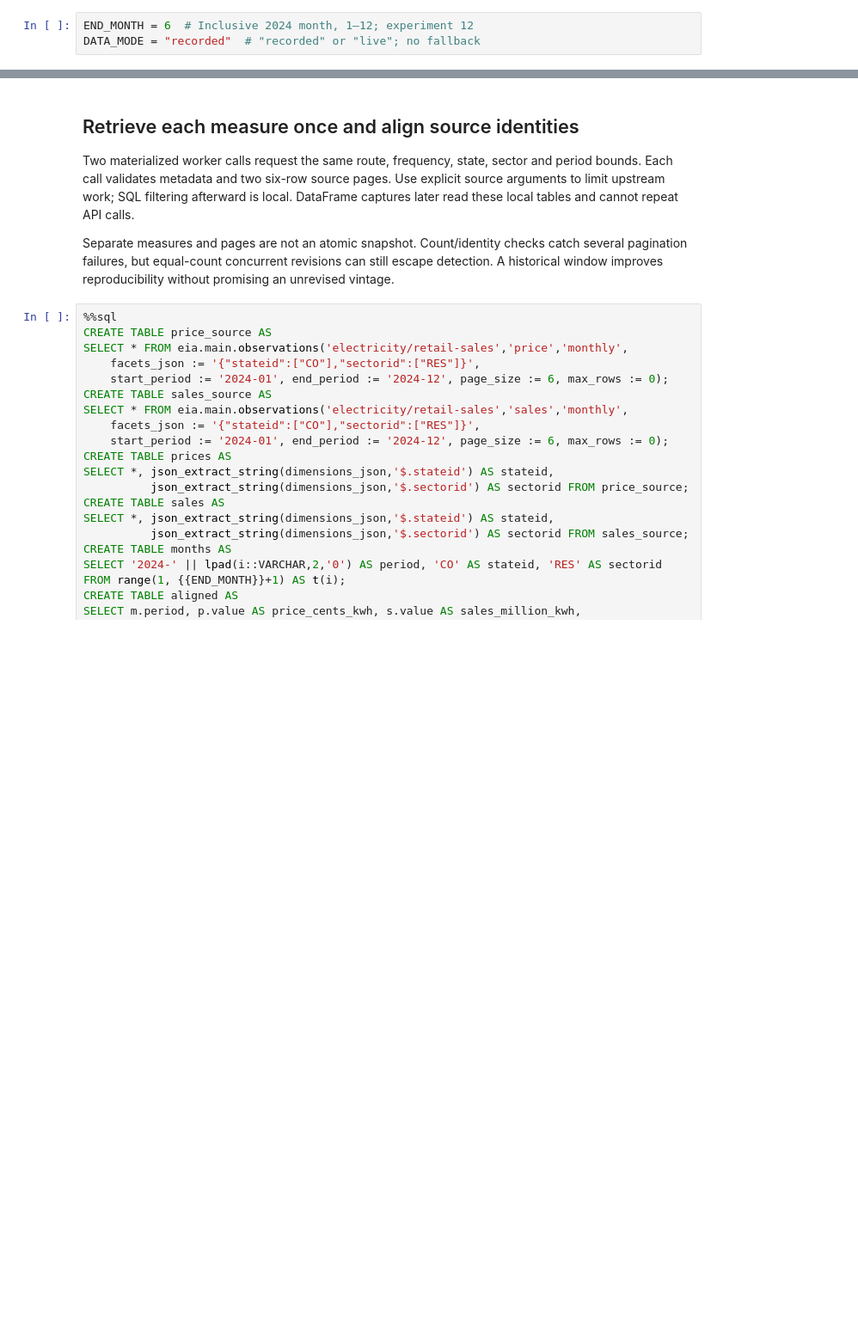
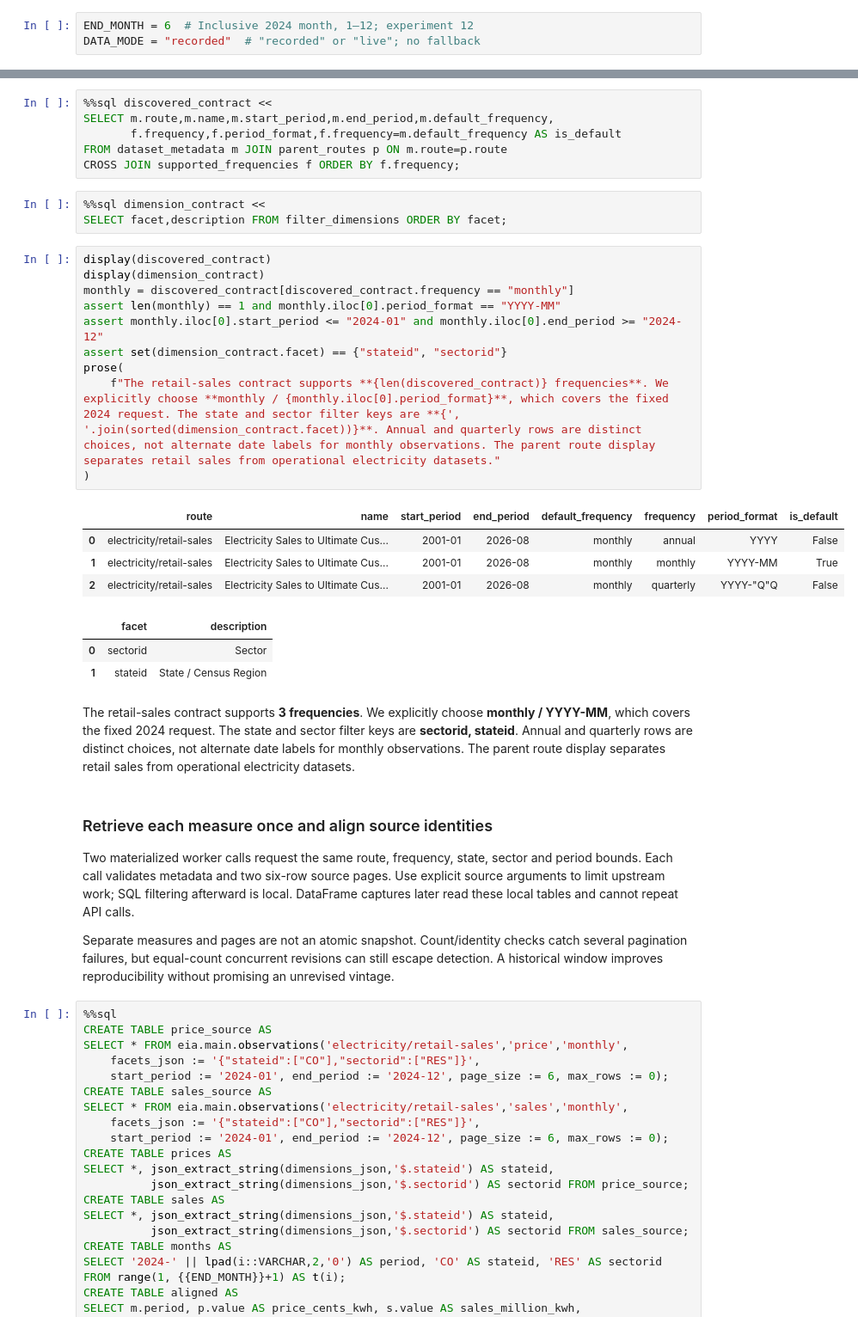
Before and after one commit to Query-farm/vgi-eia, a Jupyter notebook: notebooks/01_weight_monthly_electricity_prices.ipynb, the cells around one changed output, grey strips where cells are left out. Shown at 86% size. Drawn from its saved outputs; the diff is of its cells as text; blank space fills up the shorter version.

Commit message:
Complete EIA discovery and observation coverage notebooks [skip ci]

```diff
--- a/notebooks/01_weight_monthly_electricity_prices.ipynb
+++ b/notebooks/01_weight_monthly_electricity_prices.ipynb
@@ -98,5 +119,33 @@ SELECT measure, name, units FROM measure_metadata WHERE measure IN ('price','sal
+# %%
+%%sql discovered_contract <<
+SELECT m.route,m.name,m.start_period,m.end_period,m.default_frequency,
+       f.frequency,f.period_format,f.frequency=m.default_frequency AS is_default
+FROM dataset_metadata m JOIN parent_routes p ON m.route=p.route
+CROSS JOIN supported_frequencies f ORDER BY f.frequency;
+# %%
+%%sql dimension_contract <<
+SELECT facet,description FROM filter_dimensions ORDER BY facet;
+# %%
+display(discovered_contract)
+display(dimension_contract)
+monthly = discovered_contract[discovered_contract.frequency == "monthly"]
+assert len(monthly) == 1 and monthly.iloc[0].period_format == "YYYY-MM"
+assert monthly.iloc[0].start_period <= "2024-01" and monthly.iloc[0].end_period >= "2024-12"
+assert set(dimension_contract.facet) == {"stateid", "sectorid"}
+prose(
+    f"The retail-sales contract supports **{len(discovered_contract)} frequencies**. We explicitly choose **monthly / {monthly.iloc[0].period_format}**, which covers the fixed 2024 request. The state and sector filter keys are **{', '.join(sorted(dimension_contract.facet))}**. Annual and quarterly rows are distinct choices, not alternate date labels for monthly observations. The parent route display separates retail sales from operational electricity datasets."
+)
+# %% [output]
+|  | route | name | start_period | end_period | default_frequency | frequency | period_format | is_default |
+| 0 | electricity/retail-sales | Electricity Sales to Ultimate Cus... | 2001-01 | 2026-08 | monthly | annual | YYYY | False |
+| 1 | electricity/retail-sales | Electricity Sales to Ultimate Cus... | 2001-01 | 2026-08 | monthly | monthly | YYYY-MM | True |
+| 2 | electricity/retail-sales | Electricity Sales to Ultimate Cus... | 2001-01 | 2026-08 | monthly | quarterly | YYYY-"Q"Q | False |
+|  | facet | description |
+| 0 | sectorid | Sector |
+| 1 | stateid | State / Census Region |
+The retail-sales contract supports **3 frequencies**. We explicitly choose **monthly / YYYY-MM**, which covers the fixed 2024 request. The state and sector filter keys are **sectorid, stateid**. Annual and quarterly rows are distinct choices, not alternate date labels for monthly observations. The parent route display separates retail sales from operational electricity datasets.
 # %% [markdown]
-## Retrieve each measure once and align source identities
+### Retrieve each measure once and align source identities
 
 Two materialized worker calls request the same route, frequency, state, sector
 and period bounds. Each call validates metadata and two six-row source pages.
```
Also changed, not shown: parts of 20 cells of this notebook, 17 other files.
